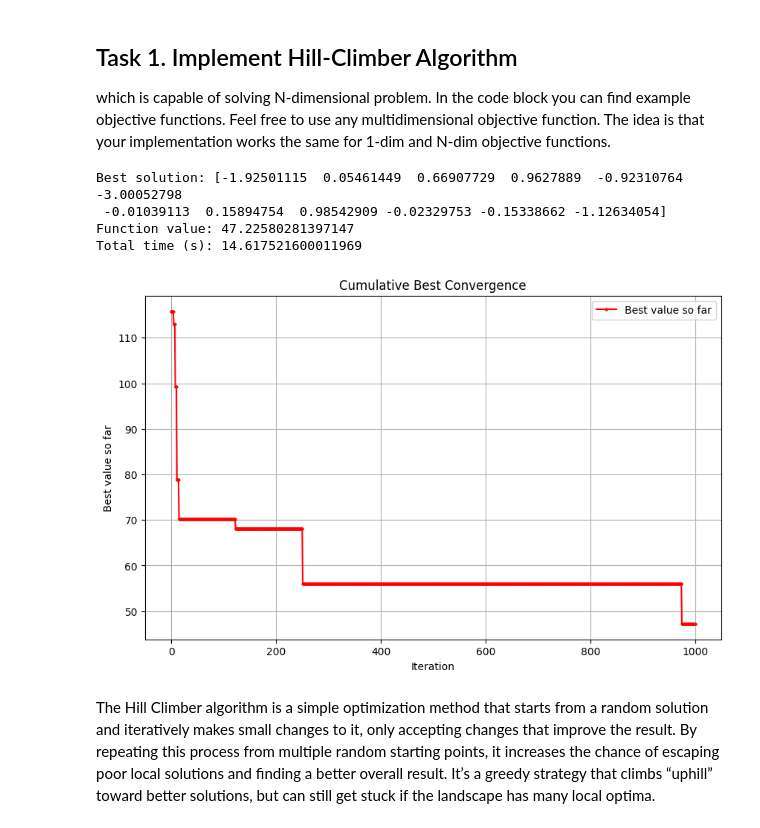
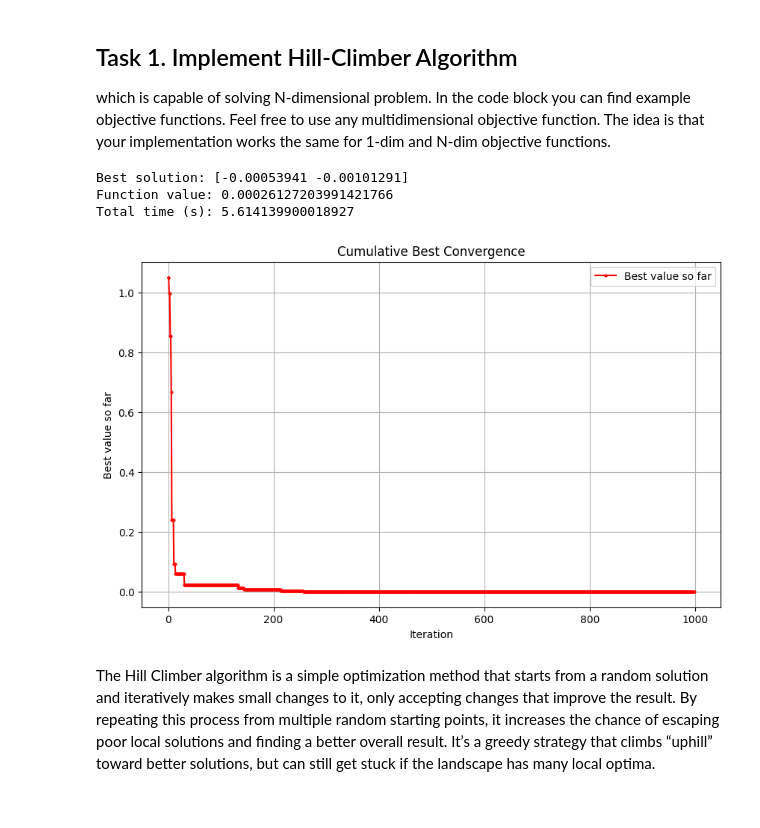
Before and after one commit to MarioSomodi/Optimization-Algorithms, a Jupyter notebook: OABOEC_Project_Mario_Somodi.ipynb, the cells around one changed output. Saved outputs shown, nothing was run; the diff lists cells and outputs as text; code cells hidden in the pictures.

```diff
--- a/OABOEC_Project_Mario_Somodi.ipynb
+++ b/OABOEC_Project_Mario_Somodi.ipynb
@@ -223,37 +223,36 @@
 # %%
 from util.plot import plot_convergence
 from objective_functions.rastrigin import RastriginObjective
 from algorithms.hill_climber import HillClimber
 
-def run_hill_climber(dim=12, step_size=0.55, max_iter=1000, local_search_iter=500):
+def run_hill_climber(dim=2, step_size=0.55, max_iter=1000, local_search_iter=500):
 
     rastrigin_obj = RastriginObjective(dim=dim)
 
     hc = HillClimber(
         objective=rastrigin_obj,
         step_size=step_size,
         max_iter=max_iter,
         local_search_iter=local_search_iter
     )
 
     hc.run()
     summary = hc.summary()
 
     print("Best solution:", summary['best_solution'])
     print("Function value:", summary['best_evaluation'])
     print("Total time (s):", summary['total_time'])
 
     return summary
 
-result = run_hill_climber()
+result_hc = run_hill_climber()
 
-plot_convergence(result['history'])
+plot_convergence(result_hc['history'])
 # %% [output]
-Best solution: [-1.92501115  0.05461449  0.66907729  0.9627889  -0.92310764 -3.00052798
- -0.01039113  0.15894754  0.98542909 -0.02329753 -0.15338662 -1.12634054]
-Function value: 47.22580281397147
-Total time (s): 14.617521600011969
+Best solution: [-0.00053941 -0.00101291]
+Function value: 0.00026127203991421766
+Total time (s): 5.614139900018927
-[figure, old version]
+[figure, new version]
 # %% [markdown]
 The Hill Climber algorithm is a simple optimization method that starts from a random solution and iteratively makes small changes to it, only accepting changes that improve the result. By repeating this process from multiple random starting points, it increases the chance of escaping poor local solutions and finding a better overall result. It’s a greedy strategy that climbs “uphill” toward better solutions, but can still get stuck if the landscape has many local optima.
 # %% [markdown]
```
Also changed, not shown: parts of 6 cells of this notebook, 1 other file.
